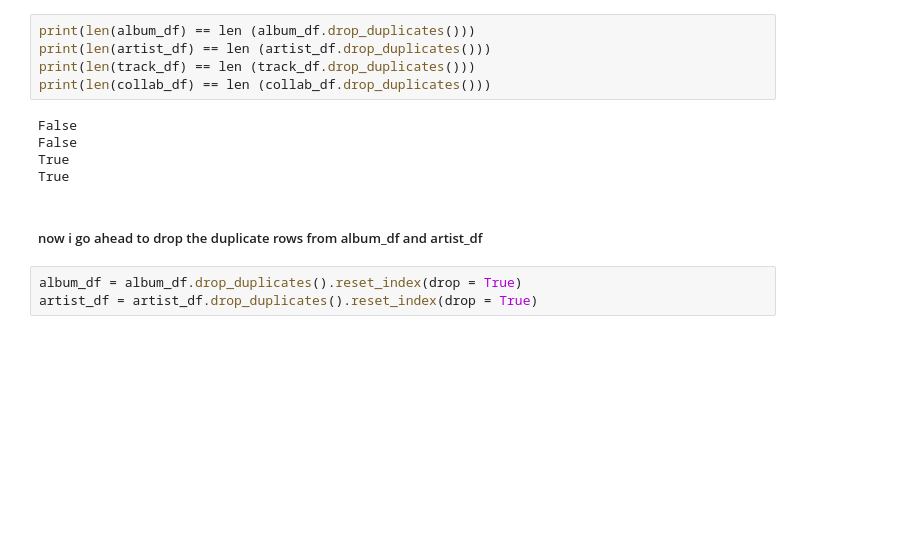
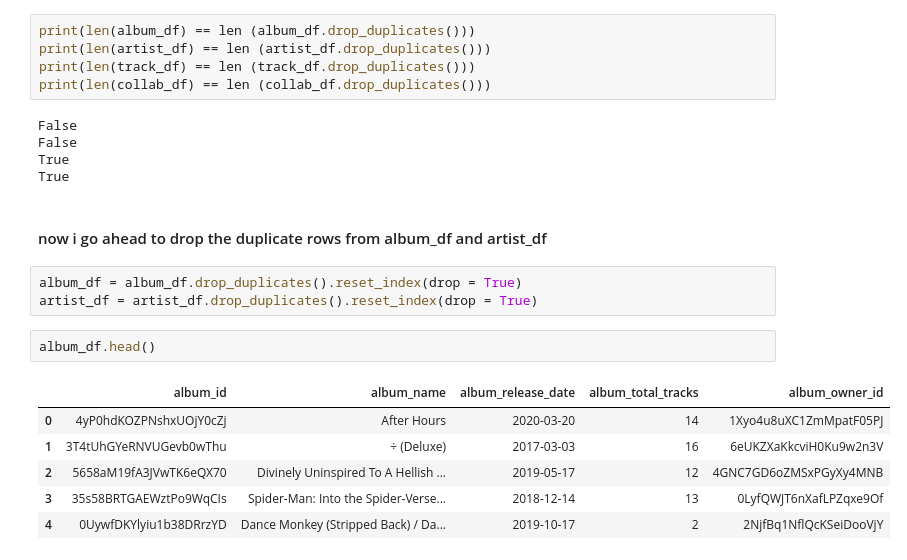
Before and after one commit to adedamola26/spotify-api, a Jupyter notebook: spotifyApiProject.ipynb, the cells around one changed output. Saved outputs shown, nothing was run; the diff lists cells and outputs as text; blank space fills up the shorter version.

```diff
--- a/spotifyApiProject.ipynb
+++ b/spotifyApiProject.ipynb
@@ -277,7 +257,16 @@ False
 True
 True
 # %% [markdown]
-##### now i go ahead to drop the duplicate rows from album_df and artist_df
+#### now i go ahead to drop the duplicate rows from album_df and artist_df
 # %%
 album_df = album_df.drop_duplicates().reset_index(drop = True)
 artist_df = artist_df.drop_duplicates().reset_index(drop = True)
+# %%
+album_df.head()
+# %% [output]
+|  | album_id | album_name | album_release_date | album_total_tracks | album_owner_id |
+| 0 | 4yP0hdKOZPNshxUOjY0cZj | After Hours | 2020-03-20 | 14 | 1Xyo4u8uXC1ZmMpatF05PJ |
+| 1 | 3T4tUhGYeRNVUGevb0wThu | ÷ (Deluxe) | 2017-03-03 | 16 | 6eUKZXaKkcviH0Ku9w2n3V |
+| 2 | 5658aM19fA3JVwTK6eQX70 | Divinely Uninspired To A Hellish ... | 2019-05-17 | 12 | 4GNC7GD6oZMSxPGyXy4MNB |
+| 3 | 35s58BRTGAEWztPo9WqCIs | Spider-Man: Into the Spider-Verse... | 2018-12-14 | 13 | 0LyfQWJT6nXafLPZqxe9Of |
+| 4 | 0UywfDKYlyiu1b38DRrzYD | Dance Monkey (Stripped Back) / Da... | 2019-10-17 | 2 | 2NjfBq1NflQcKSeiDooVjY |
```
Also changed, not shown: parts of 19 cells of this notebook.
